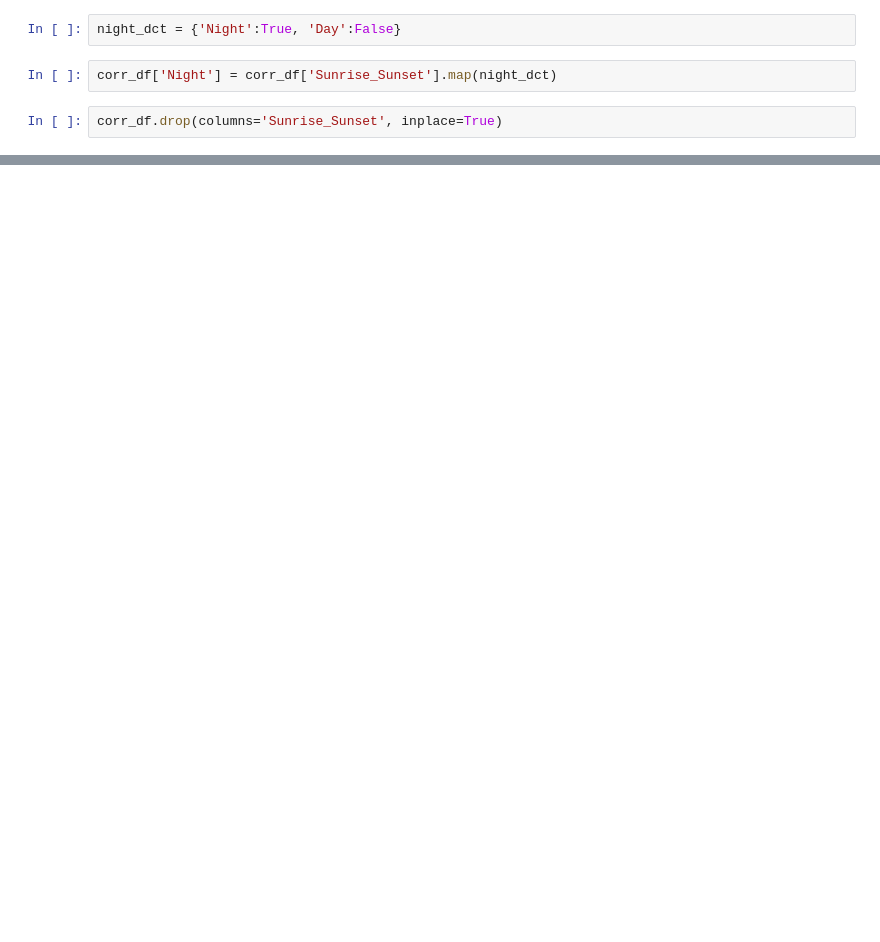
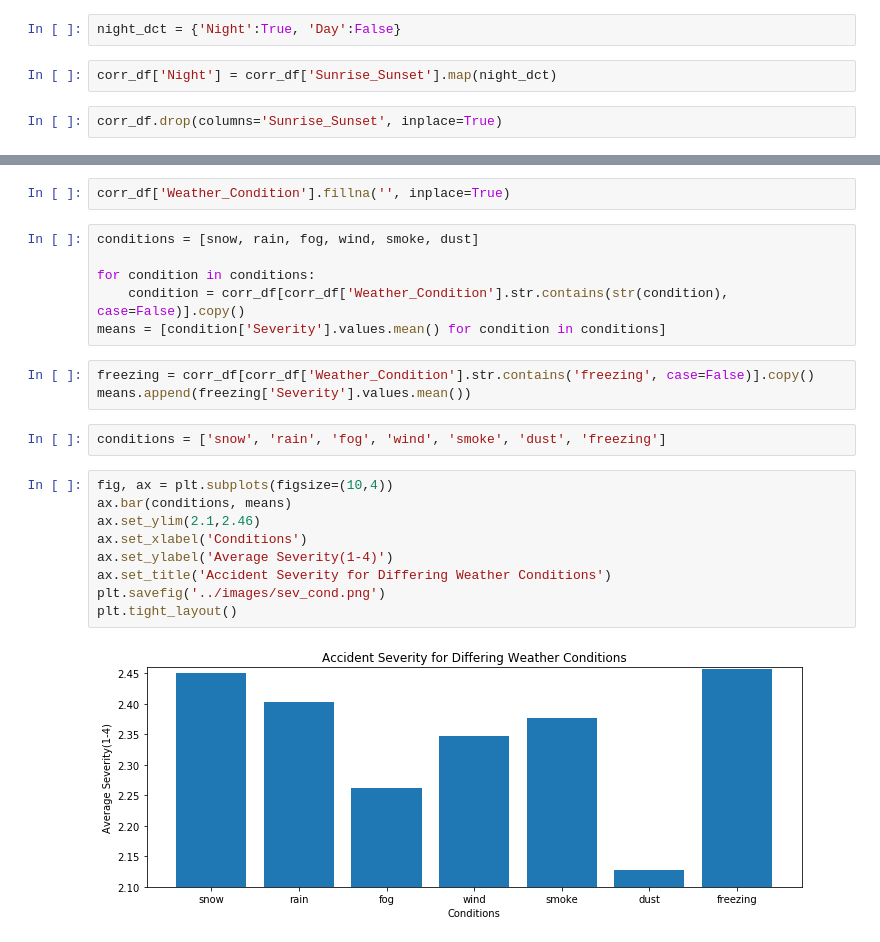
Before and after one commit to ddiaz164/Traffic_Accidents_US, a Jupyter notebook: notebooks/corr_analysis.ipynb, the cells around one changed output, grey strips where cells are left out. Saved outputs shown, nothing was run; the diff lists cells and outputs as text; blank space fills up the shorter version.

Commit message:
condition maps

```diff
--- a/notebooks/corr_analysis.ipynb
+++ b/notebooks/corr_analysis.ipynb
@@ -79,0 +83,24 @@ corr_df.corr()
+# %%
+corr_df['Weather_Condition'].fillna('', inplace=True)
+# %%
+conditions = [snow, rain, fog, wind, smoke, dust]
+
+for condition in conditions:
+    condition = corr_df[corr_df['Weather_Condition'].str.contains(str(condition), case=False)].copy()
+means = [condition['Severity'].values.mean() for condition in conditions]
+# %%
+freezing = corr_df[corr_df['Weather_Condition'].str.contains('freezing', case=False)].copy()
+means.append(freezing['Severity'].values.mean())
+# %%
+conditions = ['snow', 'rain', 'fog', 'wind', 'smoke', 'dust', 'freezing']
+# %%
+fig, ax = plt.subplots(figsize=(10,4))
+ax.bar(conditions, means)
+ax.set_ylim(2.1,2.46)
+ax.set_xlabel('Conditions')
+ax.set_ylabel('Average Severity(1-4)')
+ax.set_title('Accident Severity for Differing Weather Conditions')
+plt.savefig('../images/sev_cond.png')
+plt.tight_layout()
+# %% [output]
+[figure, added]
```
Also changed, not shown: parts of 9 cells of this notebook, 15 other files.
